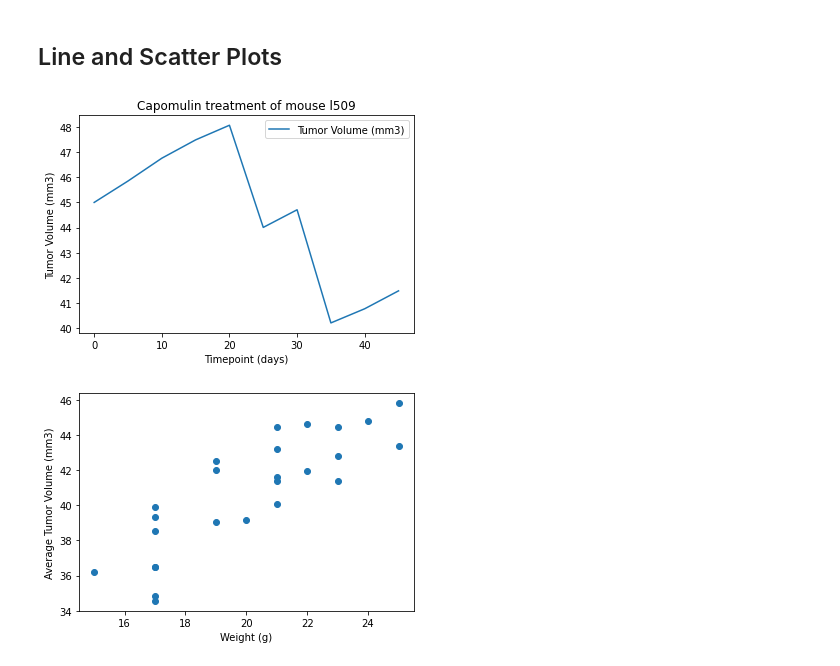
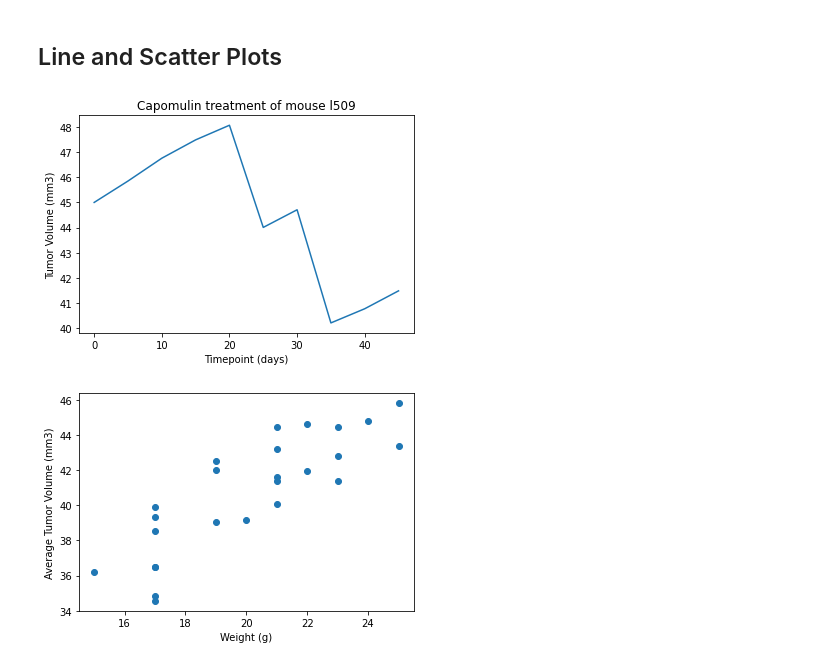
Before and after one commit to rhiana-schafer/matplotlib-challenge, a Jupyter notebook: Pymaceuticals/pymaceuticals_rs.ipynb, the cells around one changed output. Cells and saved outputs as stored; diff of their text form; code cells hidden in the pictures.

```diff
--- a/Pymaceuticals/pymaceuticals_rs.ipynb
+++ b/Pymaceuticals/pymaceuticals_rs.ipynb
@@ -234,12 +249,13 @@ end_df = clean_mouse_study_df
 # %%
 # Generate a line plot of tumor volume vs. time point for a mouse treated with Capomulin
 l509_df = clean_mouse_study_df[clean_mouse_study_df['Mouse ID']=='l509']
-l509_tumor_df = capomulin_df[['Tumor Volume (mm3)', 'Timepoint']].groupby('Timepoint').mean()
+l509_tumor_df = l509_df[['Tumor Volume (mm3)', 'Timepoint']].groupby('Timepoint').mean()
 l509_tumor_df
-l509_tumor_df.plot(kind='line', title = 'Capomulin treatment of mouse l509', xlabel = 'Timepoint (days)', ylabel = 'Tumor Volume (mm3)')
+l509_tumor_df.plot(kind='line', legend=False,title = 'Capomulin treatment of mouse l509', xlabel = 'Timepoint (days)', ylabel = 'Tumor Volume (mm3)')
+plt.savefig("Images/tumor_time_capomulin_line.png")
 plt.show()
 # %% [output]
-[figure, old version]
+[figure, new version]
 # %%
 # Generate a scatter plot of average tumor volume vs. average mouse weight of each mouse treated with the Capomulin regimen
 # The chart below shows a dot for each mouse treated with Capomulin using average weight and average tumor Volume.
```
Also changed, not shown: parts of 11 cells of this notebook, 6 other files.
